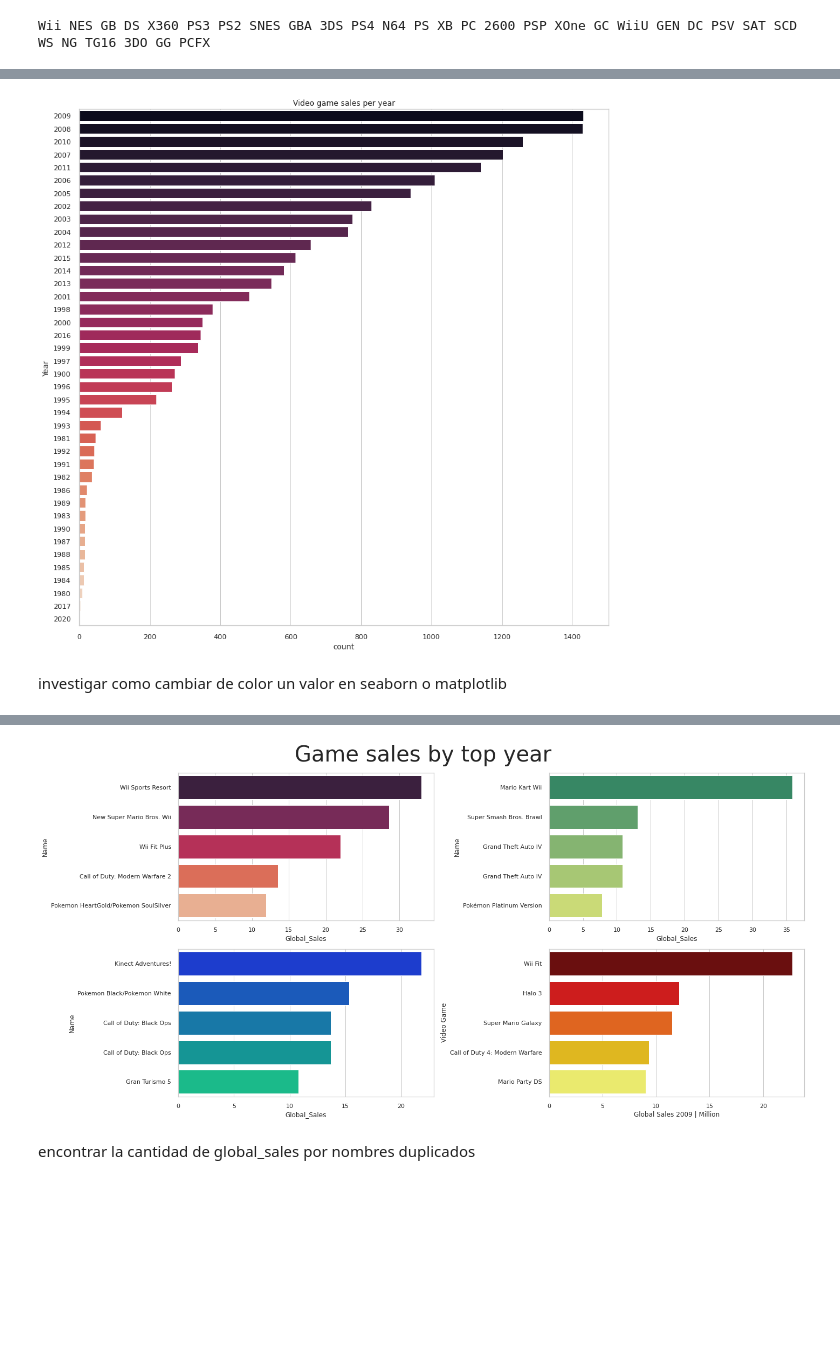
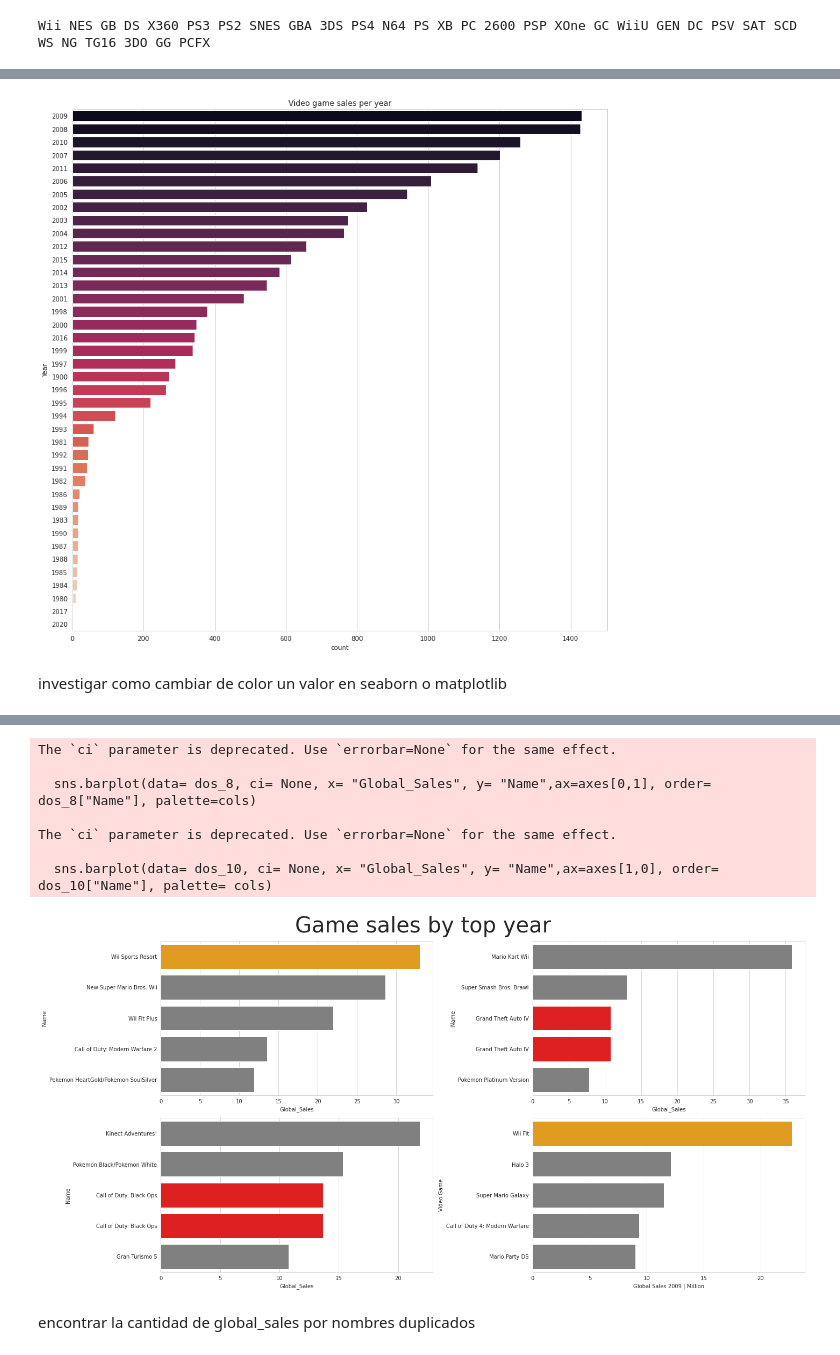
Before and after one commit to Gapcroz/Videogame-Sales-Analysis-, a Jupyter notebook: videogames_sales/vg_sales.ipynb, the cells around one changed output, grey strips where cells are left out. Drawn from its saved outputs; the diff is of its cells as text; code cells hidden in the pictures; blank space fills up the shorter version.

Commit message:
data analysis

```diff
--- a/videogames_sales/vg_sales.ipynb
+++ b/videogames_sales/vg_sales.ipynb
@@ -222,6 +222,6 @@ company = {
   "GG":    "Sega",
   "PCFX":  "NecCorporation"
 }
-vgs["Company"] = vgs["Platform"].map(company)
-vgs.head()
+vgs["Company"] = vgs["Platform"].map(company).astype("category")
+vgs.info()
 # %% [output]
@@ -242,7 +389,7 @@ sns.set_style(style="whitegrid")
 plt.title("Video game sales per year")
 sns.countplot(data= vgs, y= "Year", order= vgs["Year"].value_counts().index, palette="rocket");
 # %% [output]
-[figure, old version]
+[figure, new version]
 # %% [markdown]
 investigar como cambiar de color un valor en seaborn o matplotlib
 # %%
@@ -268,13 +415,23 @@ display(dos_10)
 # %%
 sns.set_style(style="whitegrid")
 fig, axes = plt.subplots(2,2,figsize= (20,10))
-sns.barplot(data= dos_9, x= "Global_Sales", y= "Name",ax=axes[0,0], palette= "rocket")
-sns.barplot(data= dos_8, ci= None, x= "Global_Sales", y= "Name",ax=axes[0,1], order= dos_8["Name"], palette="summer")
-sns.barplot(data= dos_10, ci= None, x= "Global_Sales", y= "Name",ax=axes[1,0], order= dos_10["Name"], palette= "winter")
-sns.barplot(data= dos_7, x= "Global_Sales", y= "Name",ax=axes[1,1], palette= "hot")
+# para configurar una paleta de colores especifica se señala la cantidad de barras con los colores
+cols = ["gray", "gray", "red", "red", "gray"]
+cols1 = ["orange", "gray", "gray", "gray", "gray"]
+sns.barplot(data= dos_9, x= "Global_Sales", y= "Name",ax=axes[0,0], palette= cols1)
+sns.barplot(data= dos_8, ci= None, x= "Global_Sales", y= "Name",ax=axes[0,1], order= dos_8["Name"], palette=cols)
+sns.barplot(data= dos_10, ci= None, x= "Global_Sales", y= "Name",ax=axes[1,0], order= dos_10["Name"], palette= cols)
+sns.barplot(data= dos_7, x= "Global_Sales", y= "Name",ax=axes[1,1], palette= cols1)
 plt.suptitle("Game sales by top year", fontsize= 40)
 plt.xlabel("Global Sales 2009 | Million")
 plt.ylabel("Video Game")
-plt.tight_layout()
+plt.tight_layout();
 # %% [output]
+The `ci` parameter is deprecated. Use `errorbar=None` for the same effect.
+
+  sns.barplot(data= dos_8, ci= None, x= "Global_Sales", y= "Name",ax=axes[0,1], order= dos_8["Name"], palette=cols)
+
+The `ci` parameter is deprecated. Use `errorbar=None` for the same effect.
+
+  sns.barplot(data= dos_10, ci= None, x= "Global_Sales", y= "Name",ax=axes[1,0], order= dos_10["Name"], palette= cols)
-[figure, old version]
+[figure, new version]
```
Also changed, not shown: parts of 12 cells of this notebook.
